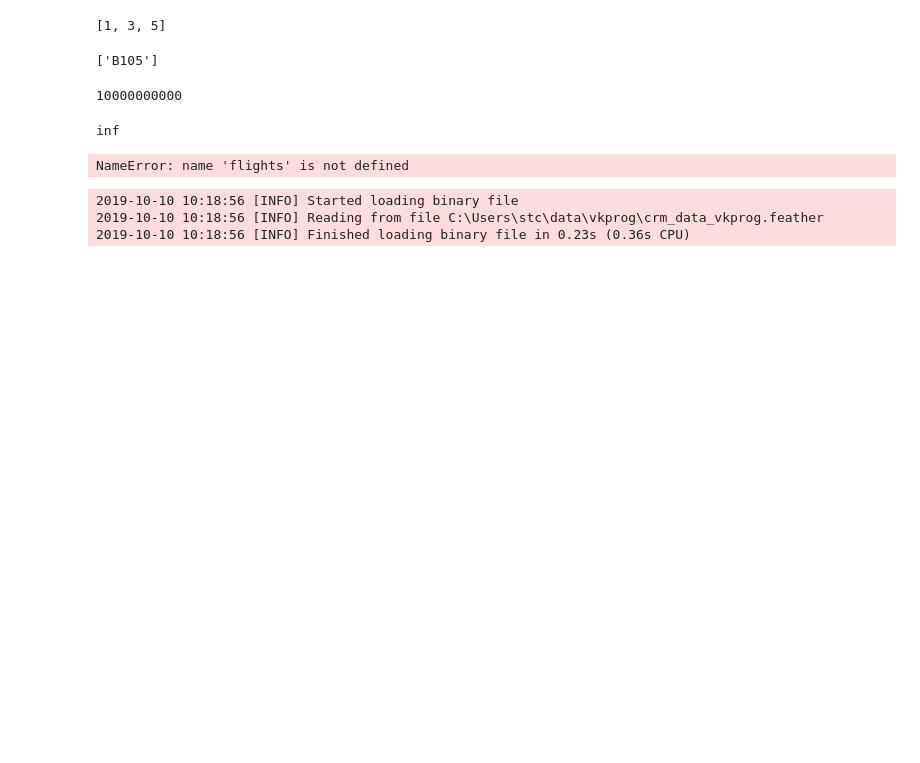
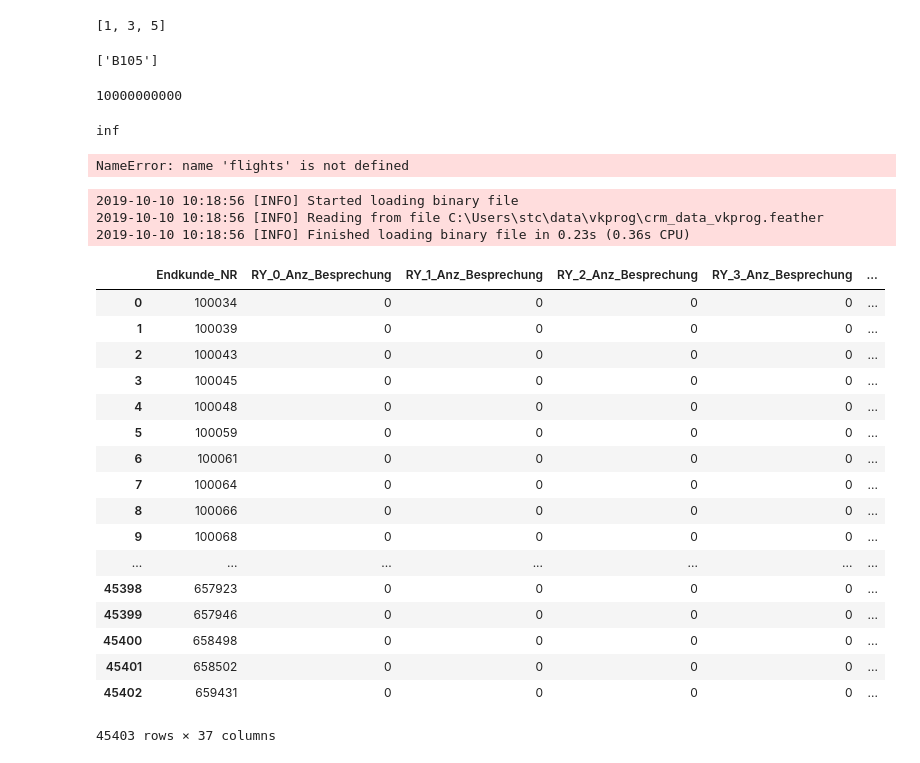
Before and after one commit to apgsga-stc/PredictiveAnalyticsPython, a Jupyter notebook: vkprog_analyse/scribbles.ipynb, the cells around one changed output. Drawn from its saved outputs; the diff is of its cells as text; code cells hidden in the pictures; blank space fills up the shorter version.

```diff
--- a/vkprog_analyse/scribbles.ipynb
+++ b/vkprog_analyse/scribbles.ipynb
@@ -100,3 +100,25 @@ from vkprog_crm_prep import crm_train_scoring
 2019-10-10 10:18:56 [INFO] Started loading binary file
 2019-10-10 10:18:56 [INFO] Reading from file C:\Users\stc\data\vkprog\crm_data_vkprog.feather
 2019-10-10 10:18:56 [INFO] Finished loading binary file in 0.23s (0.36s CPU)
+# %%
+#crm_score_df
+crm_train_df
+# %% [output]
+|  | Endkunde_NR | RY_0_Anz_Besprechung | RY_1_Anz_Besprechung | RY_2_Anz_Besprechung | RY_3_Anz_Besprechung | ... |
+| 0 | 100034 | 0 | 0 | 0 | 0 | ... |
+| 1 | 100039 | 0 | 0 | 0 | 0 | ... |
+| 2 | 100043 | 0 | 0 | 0 | 0 | ... |
+| 3 | 100045 | 0 | 0 | 0 | 0 | ... |
+| 4 | 100048 | 0 | 0 | 0 | 0 | ... |
+| 5 | 100059 | 0 | 0 | 0 | 0 | ... |
+| 6 | 100061 | 0 | 0 | 0 | 0 | ... |
+| 7 | 100064 | 0 | 0 | 0 | 0 | ... |
+| 8 | 100066 | 0 | 0 | 0 | 0 | ... |
+| 9 | 100068 | 0 | 0 | 0 | 0 | ... |
+| ... | ... | ... | ... | ... | ... | ... |
+| 45398 | 657923 | 0 | 0 | 0 | 0 | ... |
+| 45399 | 657946 | 0 | 0 | 0 | 0 | ... |
+| 45400 | 658498 | 0 | 0 | 0 | 0 | ... |
+| 45401 | 658502 | 0 | 0 | 0 | 0 | ... |
+| 45402 | 659431 | 0 | 0 | 0 | 0 | ... |
+45403 rows × 37 columns
```
Also changed, not shown: 1 other file.
